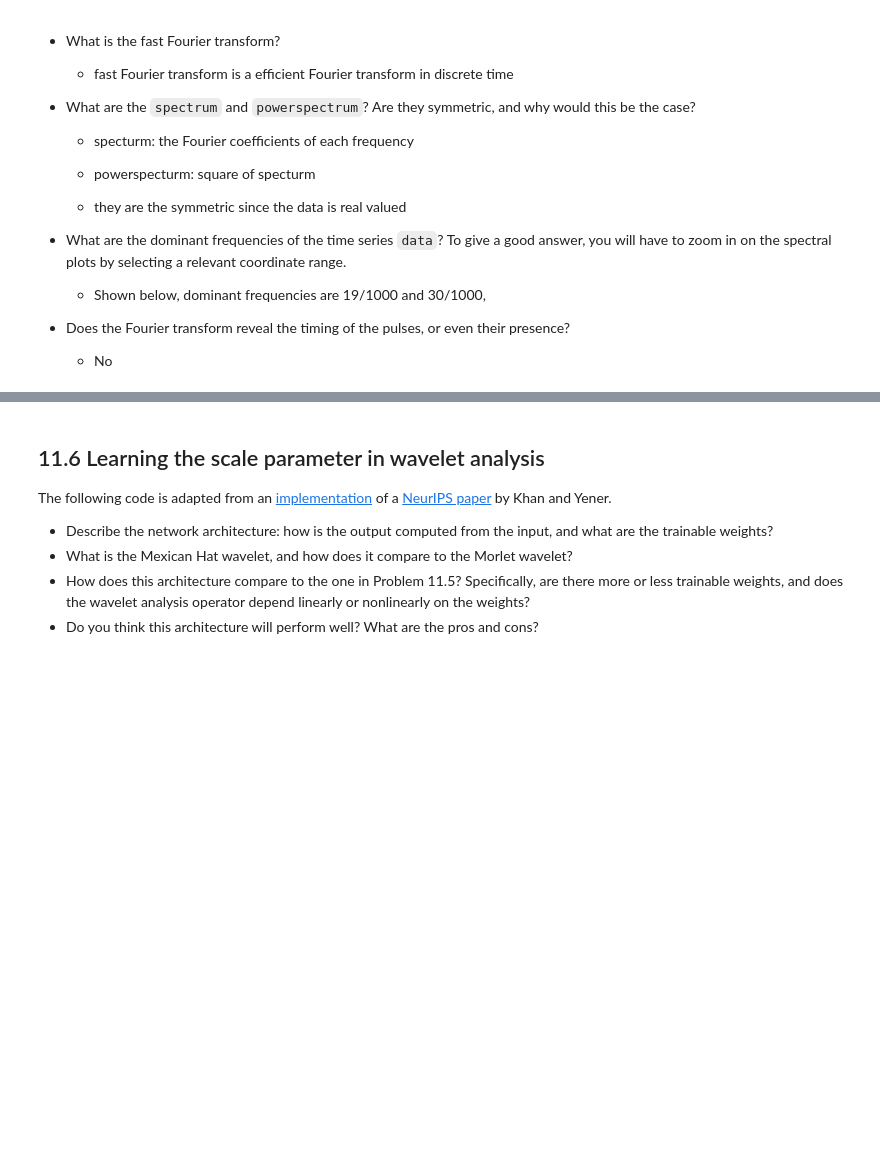
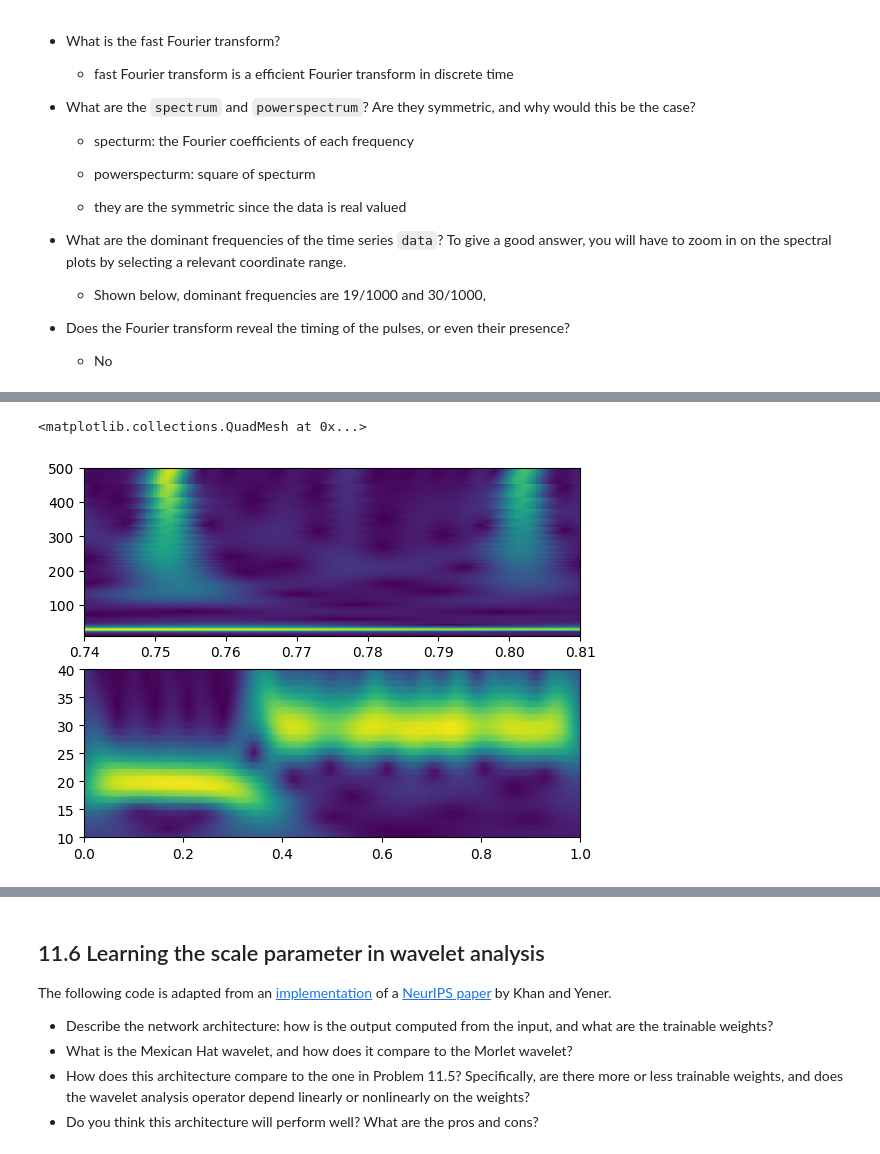
Before and after one commit to shahuiz/MH3520_Homework, a Jupyter notebook: 11-problemset.ipynb, the cells around one changed output, grey strips where cells are left out. Cells and saved outputs as stored; diff of their text form; code cells hidden in the pictures; blank space fills up the shorter version.

```diff
--- a/11-problemset.ipynb
+++ b/11-problemset.ipynb
@@ -394,3 +423,12 @@ plt.show()
+# %%
+fig, (ax1, ax2) = plt.subplots(2)
+ax1.set_xlim(0.74, 0.81)
+ax2.set_ylim(10,40)
+ax1.pcolormesh(times, frequencies, np.abs(cwtm), shading='gouraud')
+ax2.pcolormesh(times, frequencies, np.abs(cwtm), shading='gouraud')
+# %% [output]
+<matplotlib.collections.QuadMesh at 0x...>
+[figure, added]
 # %% [markdown]
 ## 11.5 Wavelet analysis using neural networks
 
```
Also changed, not shown: parts of 12 cells of this notebook.
